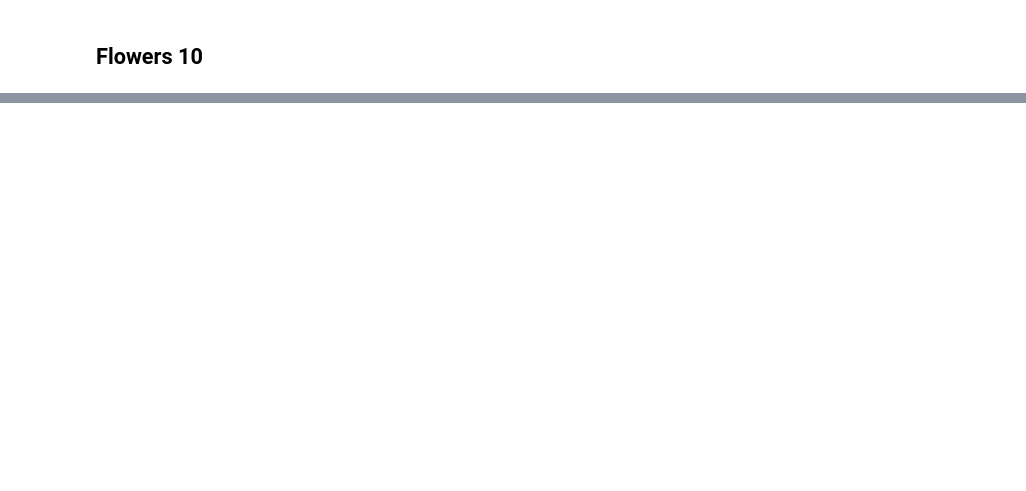
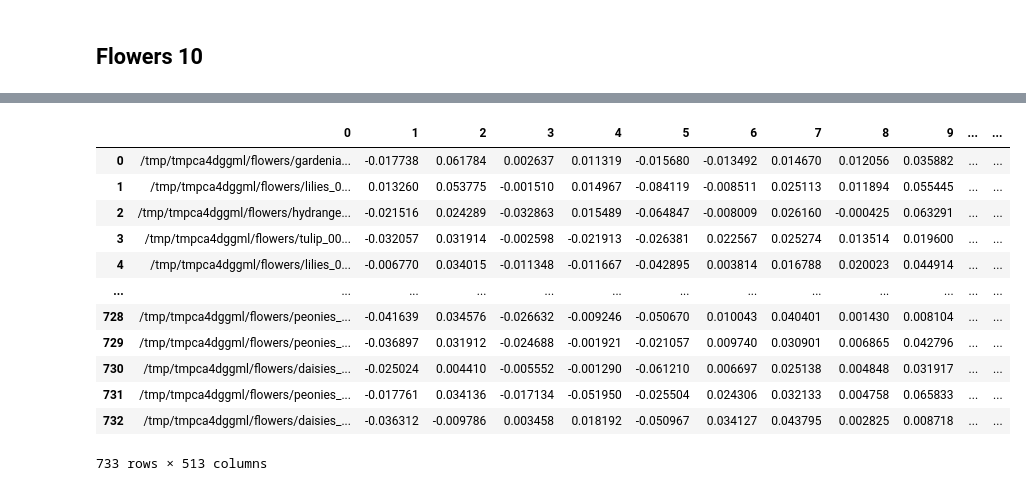
Before and after one commit to anthony-lamelas/CLIP_category_singularity, a Jupyter notebook: Tested_Datasets_and_Graphing/PCA.ipynb, the cells around one changed output, grey strips where cells are left out. Drawn from its saved outputs; the diff is of its cells as text; code cells hidden in the pictures; blank space fills up the shorter version.

```diff
--- a/Tested_Datasets_and_Graphing/PCA.ipynb
+++ b/Tested_Datasets_and_Graphing/PCA.ipynb
@@ -106,0 +157,12 @@ plt.show()
+# %%
+fl10embeddings = pd.read_csv('WithoutIP/flowers10/fl10embeddings.tsv', sep='\t', header=None)
+fl10pred = pd.read_csv('WithoutIP/flowers10/f10.csv', header=None).drop(index=fl10pred.index[0])
+
+# fl10merged = fl10pred.merge(fl10pred, left_on=0, right_on='file')
+
+fl10pred
+
+
+
+
+# flowers_plot_pca(fl10embeddings, "Flowers 10 (Base) PCA")
@@ -106,0 +183,16 @@ plt.show()
+# %%
+fl10embeddings
+# %% [output]
+|  | 0 | 1 | 2 | 3 | 4 | 5 | 6 | 7 | 8 | 9 | ... | ... |
+| 0 | /tmp/tmpca4dggml/flowers/gardenia... | -0.017738 | 0.061784 | 0.002637 | 0.011319 | -0.015680 | -0.013492 | 0.014670 | 0.012056 | 0.035882 | ... | ... |
+| 1 | /tmp/tmpca4dggml/flowers/lilies_0... | 0.013260 | 0.053775 | -0.001510 | 0.014967 | -0.084119 | -0.008511 | 0.025113 | 0.011894 | 0.055445 | ... | ... |
+| 2 | /tmp/tmpca4dggml/flowers/hydrange... | -0.021516 | 0.024289 | -0.032863 | 0.015489 | -0.064847 | -0.008009 | 0.026160 | -0.000425 | 0.063291 | ... | ... |
+| 3 | /tmp/tmpca4dggml/flowers/tulip_00... | -0.032057 | 0.031914 | -0.002598 | -0.021913 | -0.026381 | 0.022567 | 0.025274 | 0.013514 | 0.019600 | ... | ... |
+| 4 | /tmp/tmpca4dggml/flowers/lilies_0... | -0.006770 | 0.034015 | -0.011348 | -0.011667 | -0.042895 | 0.003814 | 0.016788 | 0.020023 | 0.044914 | ... | ... |
+| ... | ... | ... | ... | ... | ... | ... | ... | ... | ... | ... | ... | ... |
+| 728 | /tmp/tmpca4dggml/flowers/peonies_... | -0.041639 | 0.034576 | -0.026632 | -0.009246 | -0.050670 | 0.010043 | 0.040401 | 0.001430 | 0.008104 | ... | ... |
+| 729 | /tmp/tmpca4dggml/flowers/peonies_... | -0.036897 | 0.031912 | -0.024688 | -0.001921 | -0.021057 | 0.009740 | 0.030901 | 0.006865 | 0.042796 | ... | ... |
+| 730 | /tmp/tmpca4dggml/flowers/daisies_... | -0.025024 | 0.004410 | -0.005552 | -0.001290 | -0.061210 | 0.006697 | 0.025138 | 0.004848 | 0.031917 | ... | ... |
+| 731 | /tmp/tmpca4dggml/flowers/peonies_... | -0.017761 | 0.034136 | -0.017134 | -0.051950 | -0.025504 | 0.024306 | 0.032133 | 0.004758 | 0.065833 | ... | ... |
+| 732 | /tmp/tmpca4dggml/flowers/daisies_... | -0.036312 | -0.009786 | 0.003458 | 0.018192 | -0.050967 | 0.034127 | 0.043795 | 0.002825 | 0.008718 | ... | ... |
+733 rows × 513 columns
```
Also changed, not shown: parts of 17 cells of this notebook, 5 other files.
